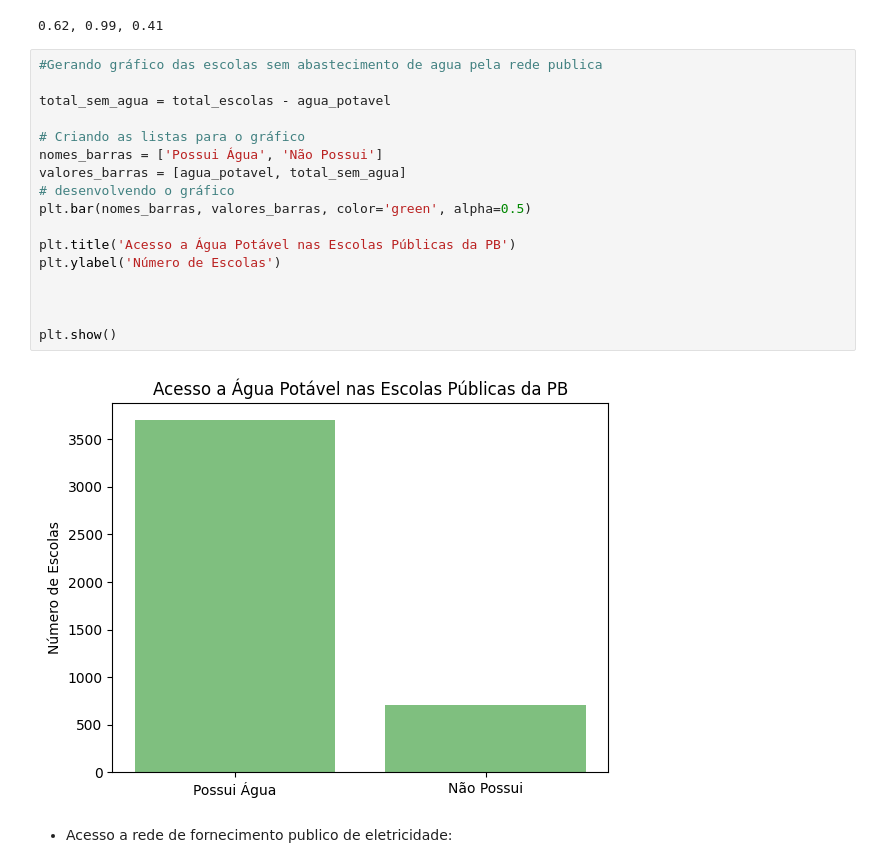
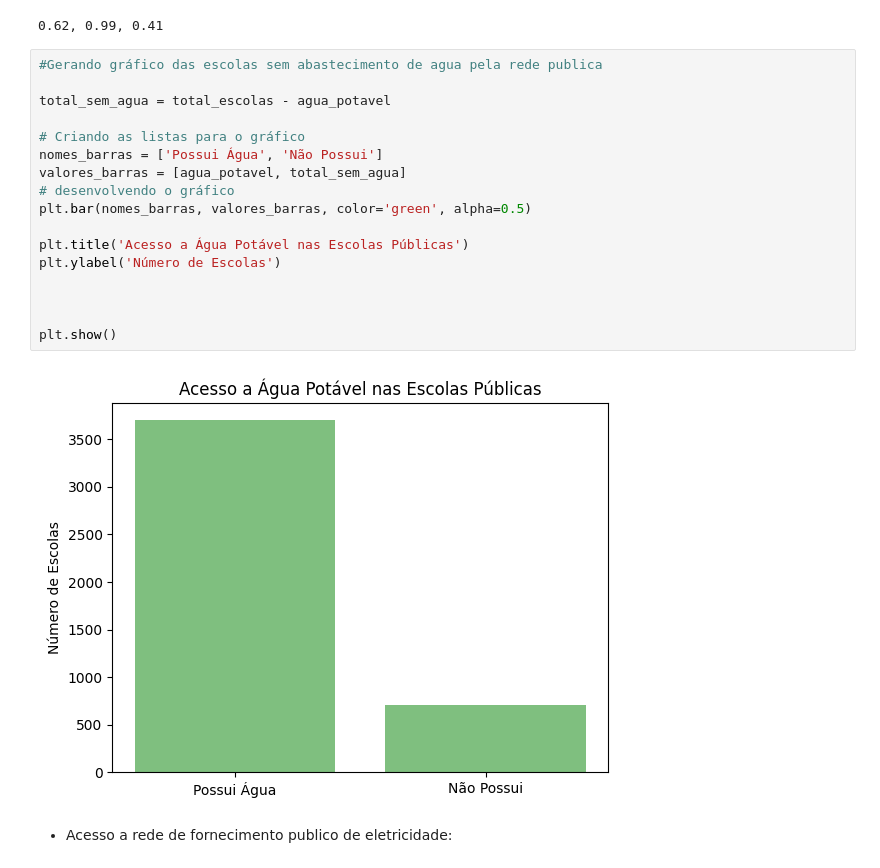
Before and after one commit to GabrielSilva-DTSC/analise-estrutura-escolas-publicas, a Jupyter notebook: atividade-dois.ipynb, the cells around one changed output. Cells and saved outputs as stored; diff of their text form.

```diff
--- a/atividade-dois.ipynb
+++ b/atividade-dois.ipynb
@@ -235,22 +258,22 @@ print(f"{percentual_com_agua:.2f}, {percentual_com_eletriciade:.2f}, {percentual
 # %%
 #Gerando gráfico das escolas sem abastecimento de agua pela rede publica
 
 total_sem_agua = total_escolas - agua_potavel
 
 # Criando as listas para o gráfico
 nomes_barras = ['Possui Água', 'Não Possui']
 valores_barras = [agua_potavel, total_sem_agua]
 # desenvolvendo o gráfico
 plt.bar(nomes_barras, valores_barras, color='green', alpha=0.5)
 
-plt.title('Acesso a Água Potável nas Escolas Públicas da PB')
+plt.title('Acesso a Água Potável nas Escolas Públicas')
 plt.ylabel('Número de Escolas')
 
 
 
 plt.show()
 # %% [output]
-[figure, old version]
+[figure, new version]
 # %% [markdown]
 - Acesso a rede de fornecimento publico de eletricidade:
 # %%
```
Also changed, not shown: parts of 36 cells of this notebook, 10 other files.
